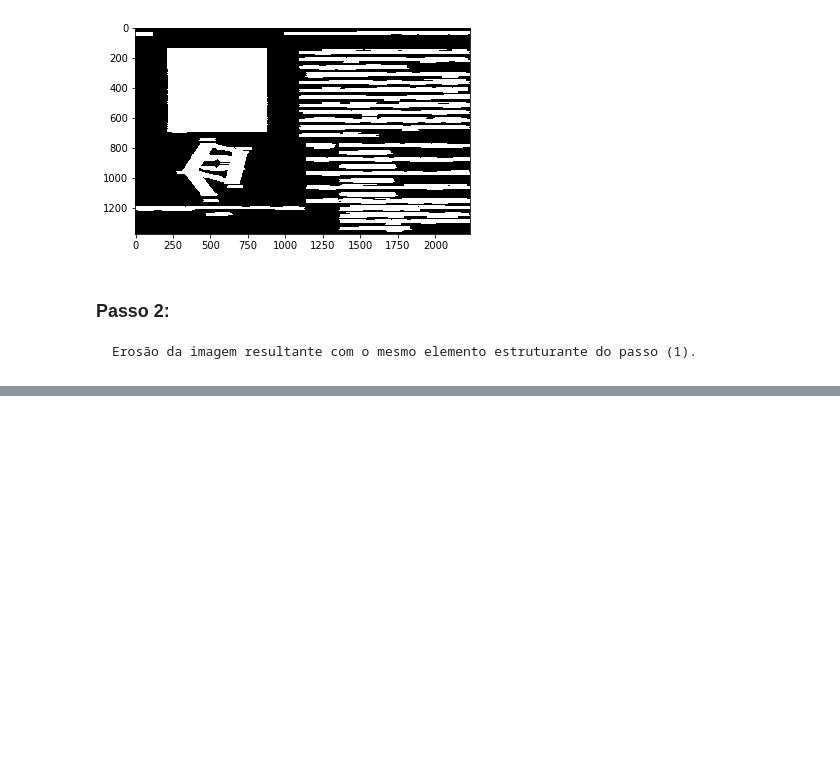
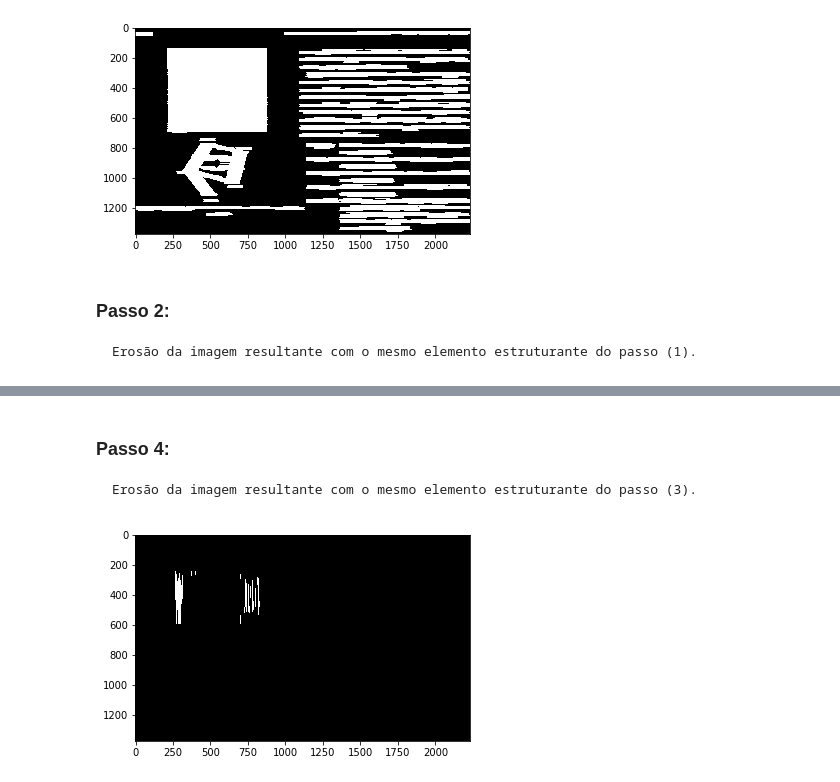
Before and after one commit to luizcartolano2/mc920, a Jupyter notebook: proj3-2019/proj3.ipynb, the cells around one changed output, grey strips where cells are left out. Saved outputs shown, nothing was run; the diff lists cells and outputs as text; code cells hidden in the pictures; blank space fills up the shorter version.

Commit message:
passos 3 e 4 implementados

```diff
--- a/proj3-2019/proj3.ipynb
+++ b/proj3-2019/proj3.ipynb
@@ -36,0 +48,11 @@ show()
+# %% [markdown]
+### Passo 4:
+    Erosão da imagem resultante com o mesmo elemento estruturante do passo (3).
+# %%
+img_4 = img.copy()
+kernel = np.ones((200,1))
+img_ers_4 = cv2.erode(-img_4,kernel,iterations = 1)
+imshow(img_ers_4,cmap='gray')
+show()
+# %% [output]
+[figure, added]
```
Also changed, not shown: parts of 3 cells of this notebook.
